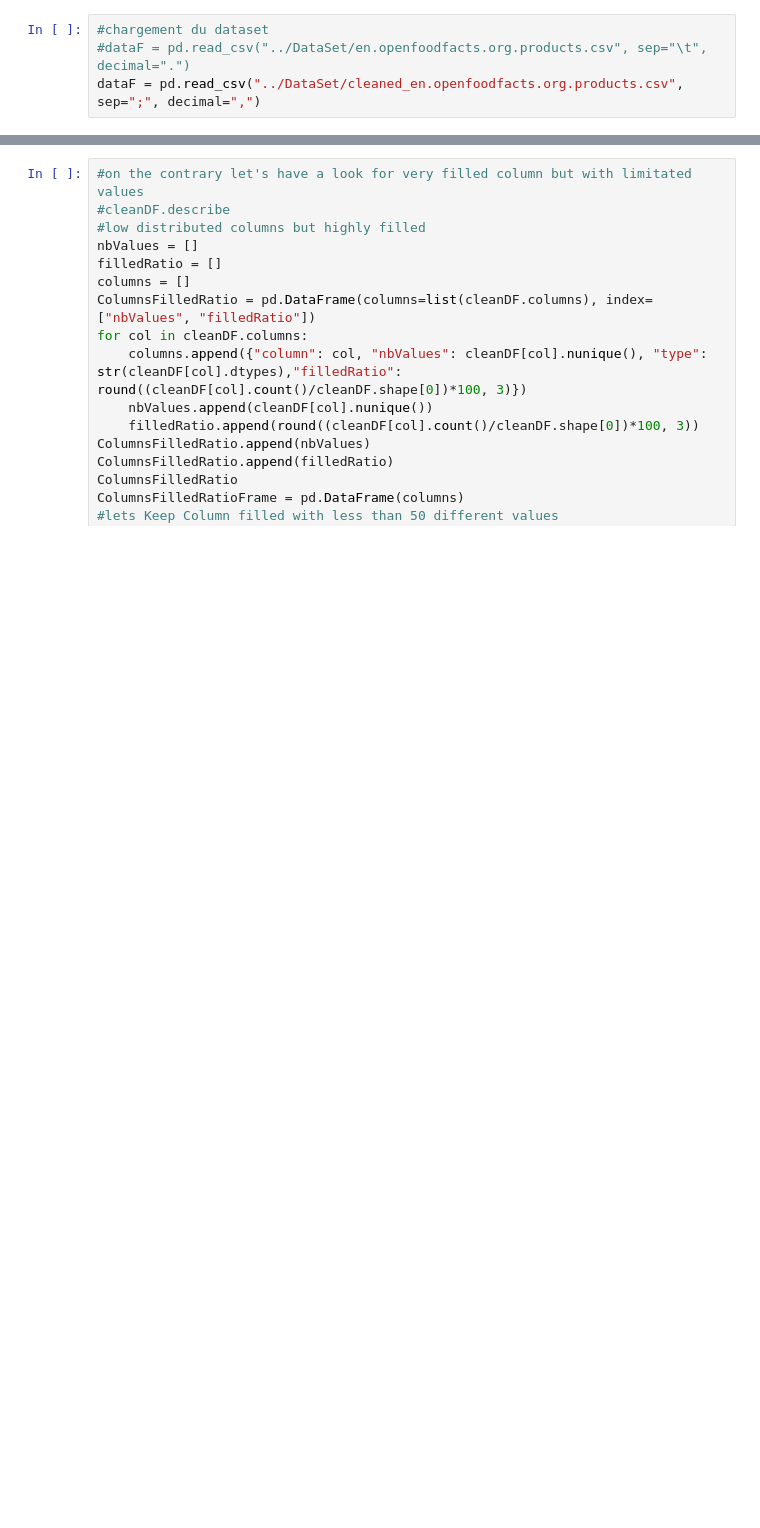
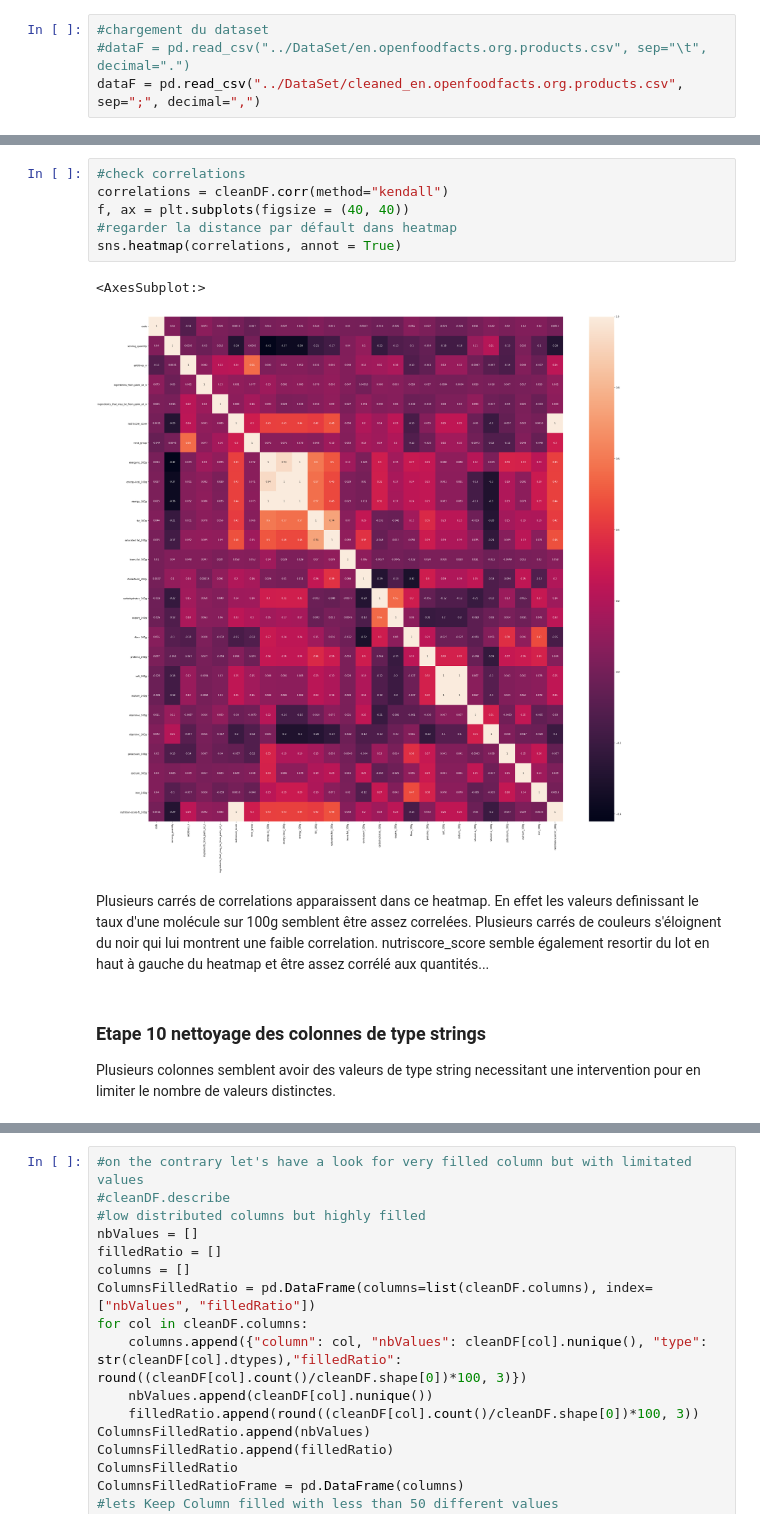
Before and after one commit to benMiniconi/OpenFoodFact, a Jupyter notebook: Projet Final/PSanté_01_notebook_nettoyage.ipynb, the cells around one changed output, grey strips where cells are left out. Cells and saved outputs as stored; diff of their text form; blank space fills up the shorter version.

```diff
--- a/Projet Final/PSanté_01_notebook_nettoyage.ipynb
+++ b/Projet Final/PSanté_01_notebook_nettoyage.ipynb
@@ -134,0 +119,14 @@ sns.heatmap(correlations, annot = True)
+# %%
+#check correlations
+correlations = cleanDF.corr(method="kendall")
+f, ax = plt.subplots(figsize = (40, 40))
+#regarder la distance par défault dans heatmap
+sns.heatmap(correlations, annot = True)
+# %% [output]
+<AxesSubplot:>
+[figure, added]
+# %% [markdown]
+Plusieurs carrés de correlations apparaissent dans ce heatmap. En effet les valeurs definissant le taux d'une molécule sur 100g semblent être assez correlées. Plusieurs carrés de couleurs s'éloignent du noir qui lui montrent une faible correlation. nutriscore_score semble également resortir du lot en haut à gauche du heatmap et être assez corrélé aux quantités...
+# %% [markdown]
+### Etape 10 nettoyage des colonnes de type strings
+Plusieurs colonnes semblent avoir des valeurs de type string necessitant une intervention pour en limiter le nombre de valeurs distinctes.
```
Also changed, not shown: parts of 59 cells of this notebook.
